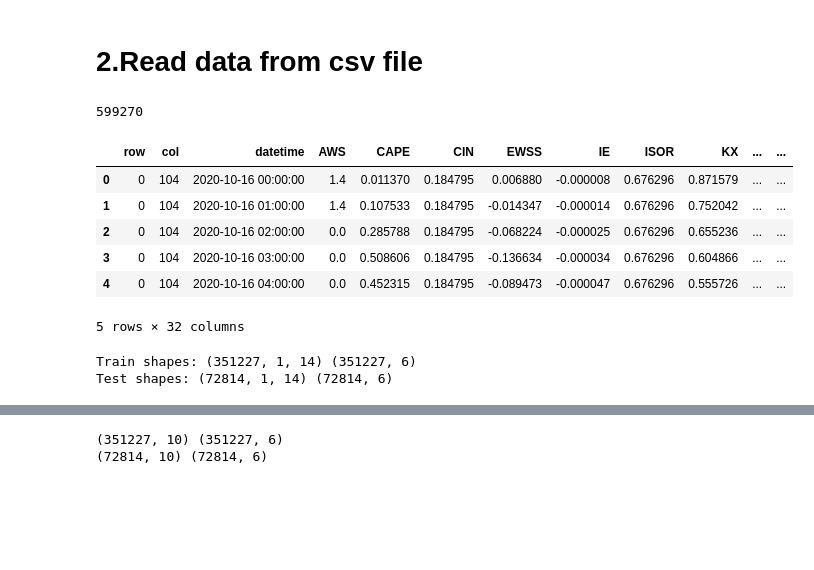
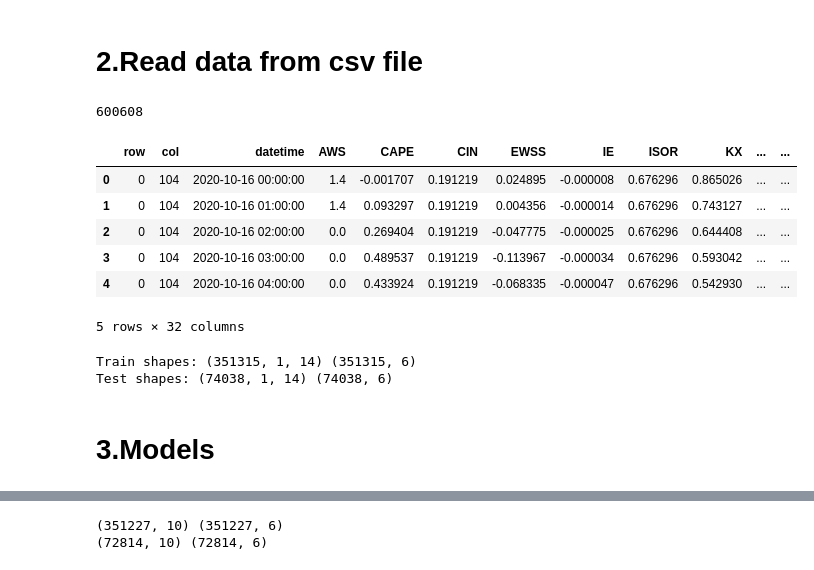
Before and after one commit to khanhtran0111/Rain-prediction, a Jupyter notebook: Final_AI.ipynb, the cells around one changed output, grey strips where cells are left out. Drawn from its saved outputs; the diff is of its cells as text; code cells hidden in the pictures; blank space fills up the shorter version.

Commit message:
a few more model

```diff
--- a/Final_AI.ipynb
+++ b/Final_AI.ipynb
@@ -18,48 +21,51 @@ from bayes_opt import BayesianOptimization
 # %% [markdown]
 # 2.Read data from csv file
 # %%
-def clean(column, data):
-    z_score = stats.zscore(data[column])
-    data_clean = data[(np.abs(z_score) < 3)]
+def clean(features, data):
+    choose = np.array([True] * len(data))
+    for feature in features:
+        z_score = stats.zscore(data[feature])
+        z_score = np.abs(z_score) < 3
+        choose = choose & z_score
+    data_clean = data[choose]
     return data_clean
 # %%
 df = pd.read_csv('data.csv')
 df['datetime'] = pd.to_datetime(df['datetime'])
 df = df.sort_values(by=['row', 'col'], ascending=[True, True]).reset_index(drop=True)
 features = [
     'AWS2', 'CAPE', 'V850', 'EWSS', 'KX', 'U250', 'U850', 'CIN', 'V250', 'R250',
     'hour_sin','hour_cos','doy_sin','doy_cos'
 ]
 target = 'AWS'
 df['AWS2'] = df['AWS']
 
-for i in features[0:10]:
-    df = clean(i,df)
+df = clean(features[0:10],df)
 
 df['year'] = df['datetime'].dt.year
 df['hour']     = df['datetime'].dt.hour
 df['doy']      = df['datetime'].dt.dayofyear
 df['hour_sin'] = np.sin(2*np.pi * df['hour'] / 24)
 df['hour_cos'] = np.cos(2*np.pi * df['hour'] / 24)
 df['doy_sin']  = np.sin(2*np.pi * df['doy']  / 365)
 df['doy_cos']  = np.cos(2*np.pi * df['doy']  / 365)
 
 
 dftrain = df[df['datetime'] <= pd.Timestamp('2020-10-15 23:00:00')].reset_index(drop=True)
 dftest = df[df['datetime'] >= pd.Timestamp('2020-10-16 00:00:00')].reset_index(drop=True)
 print(len(df))
 scaler_f = StandardScaler()
 dftrain[features] = scaler_f.fit_transform(dftrain[features])
 dftest[features] = scaler_f.fit_transform(dftest[features])
 dftest.head()
 # %% [output]
-599270
+600608
 |  | row | col | datetime | AWS | CAPE | CIN | EWSS | IE | ISOR | KX | ... | ... |
-| 0 | 0 | 104 | 2020-10-16 00:00:00 | 1.4 | 0.011370 | 0.184795 | 0.006880 | -0.000008 | 0.676296 | 0.871579 | ... | ... |
-| 1 | 0 | 104 | 2020-10-16 01:00:00 | 1.4 | 0.107533 | 0.184795 | -0.014347 | -0.000014 | 0.676296 | 0.752042 | ... | ... |
-| 2 | 0 | 104 | 2020-10-16 02:00:00 | 0.0 | 0.285788 | 0.184795 | -0.068224 | -0.000025 | 0.676296 | 0.655236 | ... | ... |
-| 3 | 0 | 104 | 2020-10-16 03:00:00 | 0.0 | 0.508606 | 0.184795 | -0.136634 | -0.000034 | 0.676296 | 0.604866 | ... | ... |
-| 4 | 0 | 104 | 2020-10-16 04:00:00 | 0.0 | 0.452315 | 0.184795 | -0.089473 | -0.000047 | 0.676296 | 0.555726 | ... | ... |
+| 0 | 0 | 104 | 2020-10-16 00:00:00 | 1.4 | -0.001707 | 0.191219 | 0.024895 | -0.000008 | 0.676296 | 0.865026 | ... | ... |
+| 1 | 0 | 104 | 2020-10-16 01:00:00 | 1.4 | 0.093297 | 0.191219 | 0.004356 | -0.000014 | 0.676296 | 0.743127 | ... | ... |
+| 2 | 0 | 104 | 2020-10-16 02:00:00 | 0.0 | 0.269404 | 0.191219 | -0.047775 | -0.000025 | 0.676296 | 0.644408 | ... | ... |
+| 3 | 0 | 104 | 2020-10-16 03:00:00 | 0.0 | 0.489537 | 0.191219 | -0.113967 | -0.000034 | 0.676296 | 0.593042 | ... | ... |
+| 4 | 0 | 104 | 2020-10-16 04:00:00 | 0.0 | 0.433924 | 0.191219 | -0.068335 | -0.000047 | 0.676296 | 0.542930 | ... | ... |
 5 rows × 32 columns
 # %%
 scaler_f = StandardScaler()
@@ -91,5 +97,5 @@ X_test, y_test = make_sequences(dftest, features, target, window_size, horizon)
 print("Train shapes:", X_train.shape, y_train.shape)
 print("Test shapes:", X_test.shape, y_test.shape)
 # %% [output]
-Train shapes: (351227, 1, 14) (351227, 6)
-Test shapes: (72814, 1, 14) (72814, 6)
+Train shapes: (351315, 1, 14) (351315, 6)
+Test shapes: (74038, 1, 14) (74038, 6)
@@ -95,0 +112,2 @@ Test shapes: (72814, 1, 14) (72814, 6)
+# %% [markdown]
+# 3.Models
```
Also changed, not shown: parts of 31 cells of this notebook.
